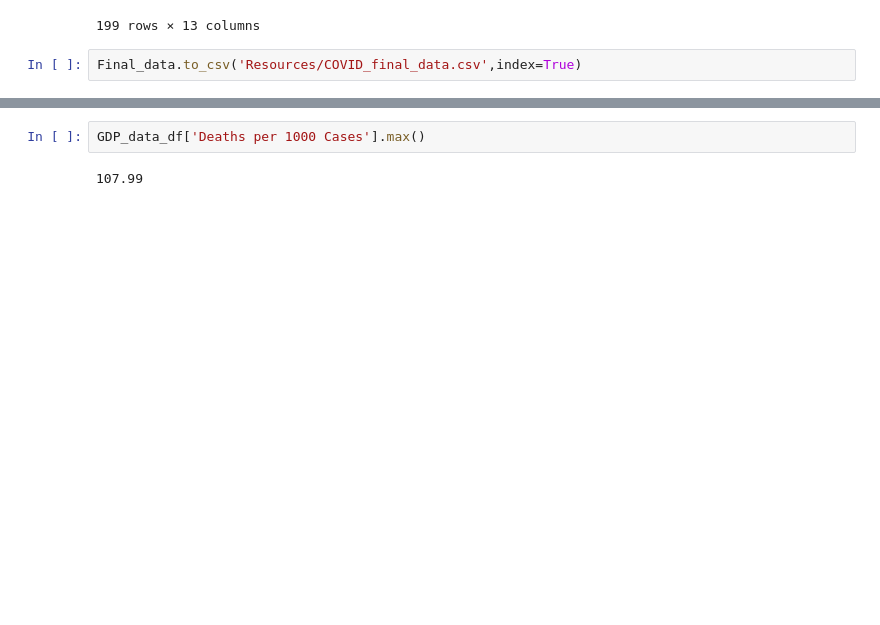
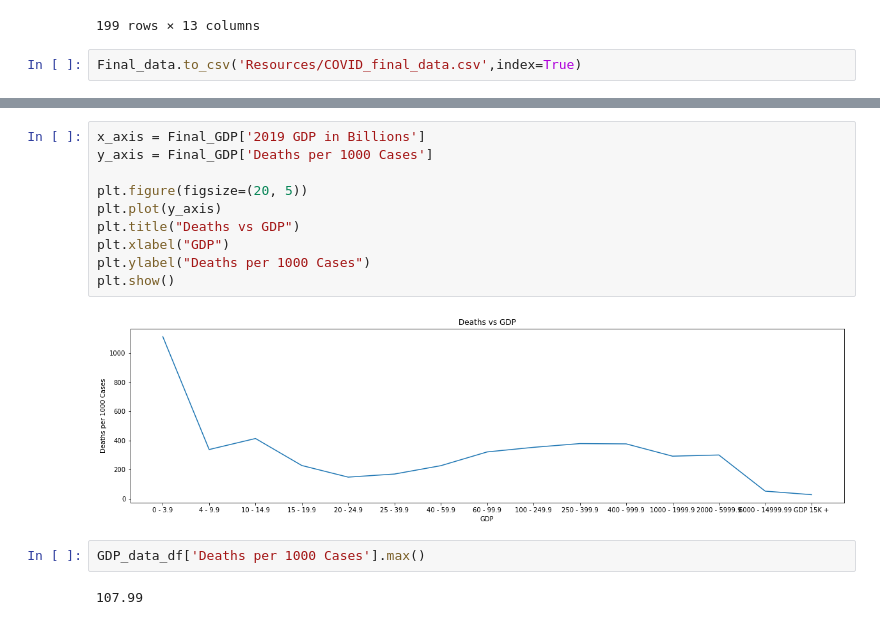
Before and after one commit to AustinRCole/COVID_Lat_GDP_analysis, a Jupyter notebook: GDP_Data_Analysis.ipynb, the cells around one changed output, grey strips where cells are left out. Saved outputs shown, nothing was run; the diff lists cells and outputs as text; blank space fills up the shorter version.

```diff
--- a/GDP_Data_Analysis.ipynb
+++ b/GDP_Data_Analysis.ipynb
@@ -240,3 +259,15 @@ plt.show()
+# %%
+x_axis = Final_GDP['2019 GDP in Billions']
+y_axis = Final_GDP['Deaths per 1000 Cases']
+
+plt.figure(figsize=(20, 5))
+plt.plot(y_axis)
+plt.title("Deaths vs GDP")
+plt.xlabel("GDP")
+plt.ylabel("Deaths per 1000 Cases")
+plt.show()
+# %% [output]
+[figure, added]
 # %%
 GDP_data_df['Deaths per 1000 Cases'].max()
 # %% [output]
```
Also changed, not shown: parts of 5 cells of this notebook.
